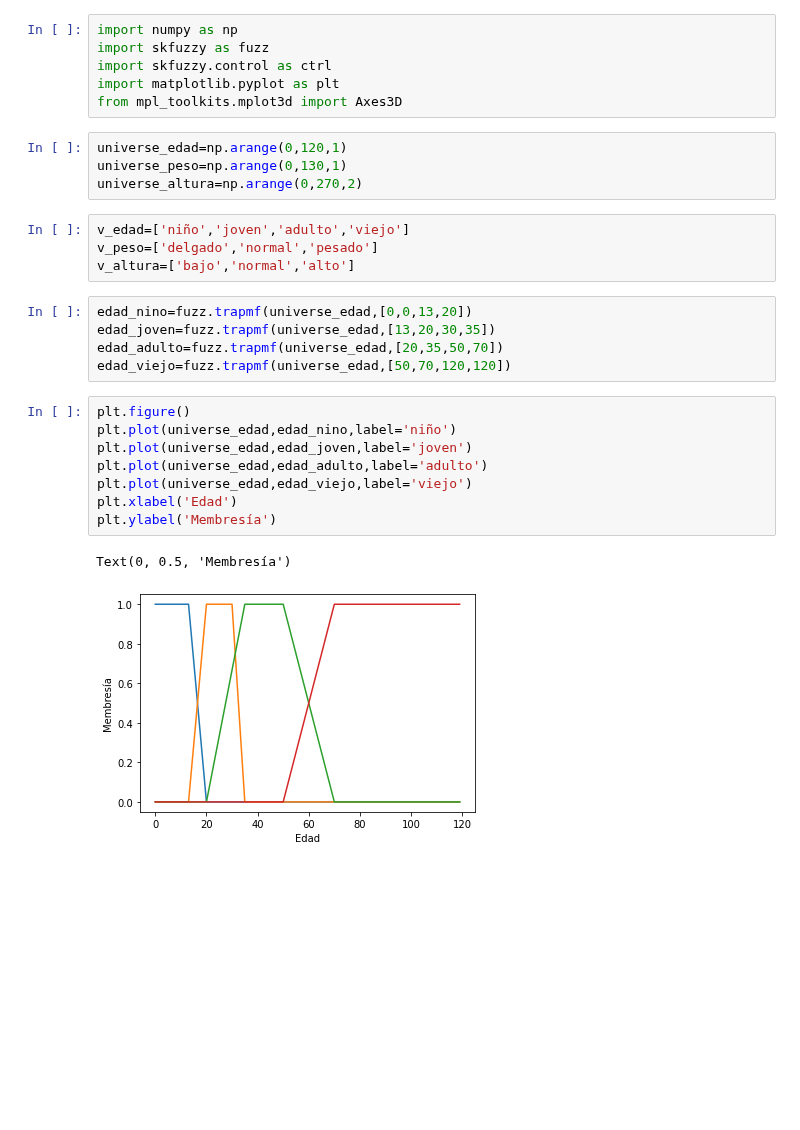
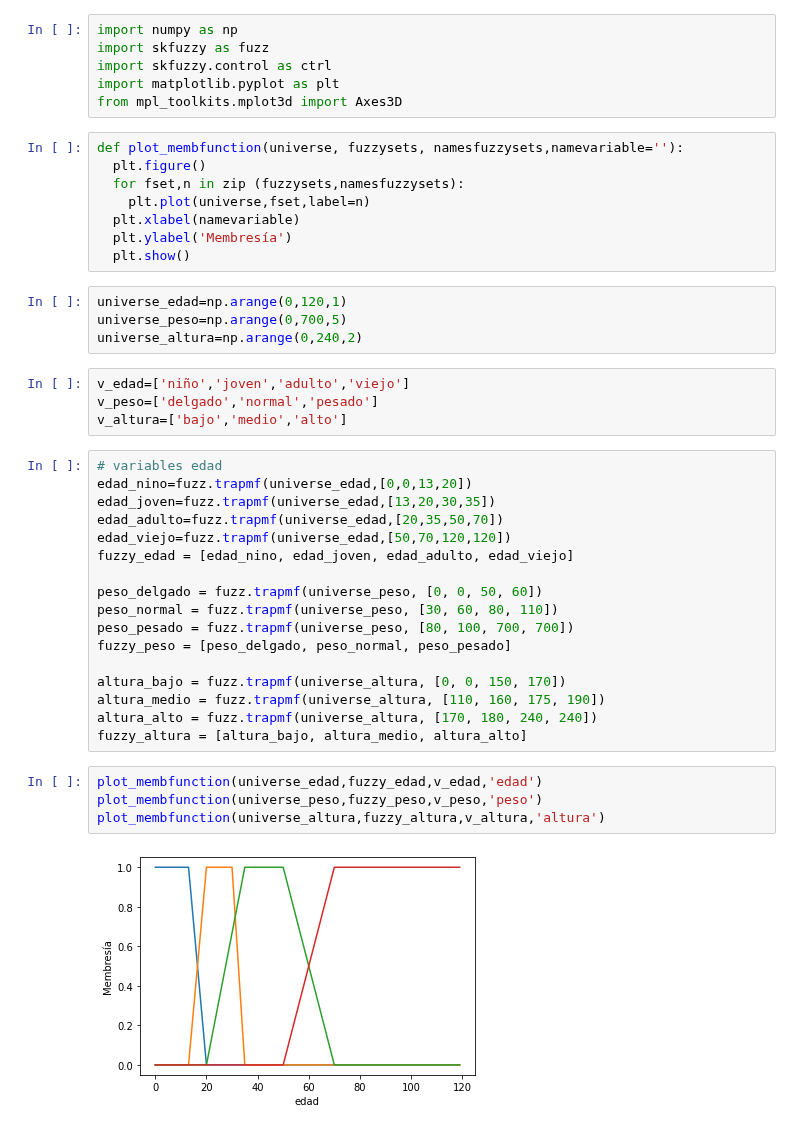
Before and after one commit to K-Viera/Python, a Jupyter notebook: IA/FuzzySets/PersonInfoSet.ipynb, the cells around one changed output. Cells and saved outputs as stored; diff of their text form; blank space fills up the shorter version.

Commit message:
peso y altura

```diff
--- a/IA/FuzzySets/PersonInfoSet.ipynb
+++ b/IA/FuzzySets/PersonInfoSet.ipynb
@@ -22,27 +22,42 @@ import skfuzzy as fuzz
 import skfuzzy.control as ctrl
 import matplotlib.pyplot as plt
 from mpl_toolkits.mplot3d import Axes3D
+# %%
+def plot_membfunction(universe, fuzzysets, namesfuzzysets,namevariable=''):
+  plt.figure()
+  for fset,n in zip (fuzzysets,namesfuzzysets):
+    plt.plot(universe,fset,label=n)
+  plt.xlabel(namevariable)
+  plt.ylabel('Membresía')
+  plt.show()
 # %%
 universe_edad=np.arange(0,120,1)
-universe_peso=np.arange(0,130,1)
-universe_altura=np.arange(0,270,2)
+universe_peso=np.arange(0,700,5)
+universe_altura=np.arange(0,240,2)
 # %%
 v_edad=['niño','joven','adulto','viejo']
 v_peso=['delgado','normal','pesado']
-v_altura=['bajo','normal','alto']
+v_altura=['bajo','medio','alto']
 # %%
+# variables edad
 edad_nino=fuzz.trapmf(universe_edad,[0,0,13,20])
 edad_joven=fuzz.trapmf(universe_edad,[13,20,30,35])
 edad_adulto=fuzz.trapmf(universe_edad,[20,35,50,70])
 edad_viejo=fuzz.trapmf(universe_edad,[50,70,120,120])
+fuzzy_edad = [edad_nino, edad_joven, edad_adulto, edad_viejo]
+
+peso_delgado = fuzz.trapmf(universe_peso, [0, 0, 50, 60])
+peso_normal = fuzz.trapmf(universe_peso, [30, 60, 80, 110])
+peso_pesado = fuzz.trapmf(universe_peso, [80, 100, 700, 700])
+fuzzy_peso = [peso_delgado, peso_normal, peso_pesado]
+
+altura_bajo = fuzz.trapmf(universe_altura, [0, 0, 150, 170])
+altura_medio = fuzz.trapmf(universe_altura, [110, 160, 175, 190])
+altura_alto = fuzz.trapmf(universe_altura, [170, 180, 240, 240])
+fuzzy_altura = [altura_bajo, altura_medio, altura_alto]
-# %%
-plt.figure()
-plt.plot(universe_edad,edad_nino,label='niño')
-plt.plot(universe_edad,edad_joven,label='joven')
-plt.plot(universe_edad,edad_adulto,label='adulto')
-plt.plot(universe_edad,edad_viejo,label='viejo')
-plt.xlabel('Edad')
-plt.ylabel('Membresía')
-# %% [output]
-Text(0, 0.5, 'Membresía')
-[figure, removed]
+# %%
+plot_membfunction(universe_edad,fuzzy_edad,v_edad,'edad')
+plot_membfunction(universe_peso,fuzzy_peso,v_peso,'peso')
+plot_membfunction(universe_altura,fuzzy_altura,v_altura,'altura')
+# %% [output]
+[figure, added]
```
Also changed, not shown: parts of 1 cell of this notebook.
